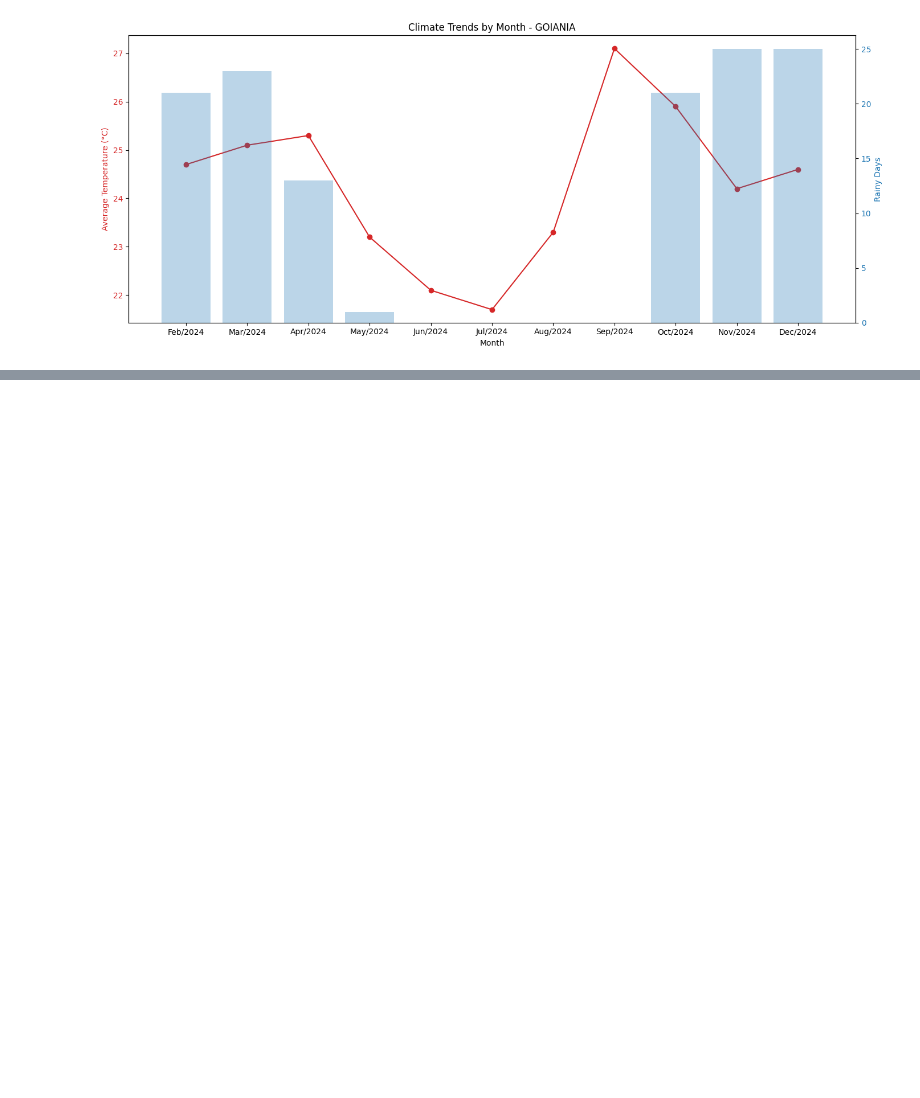
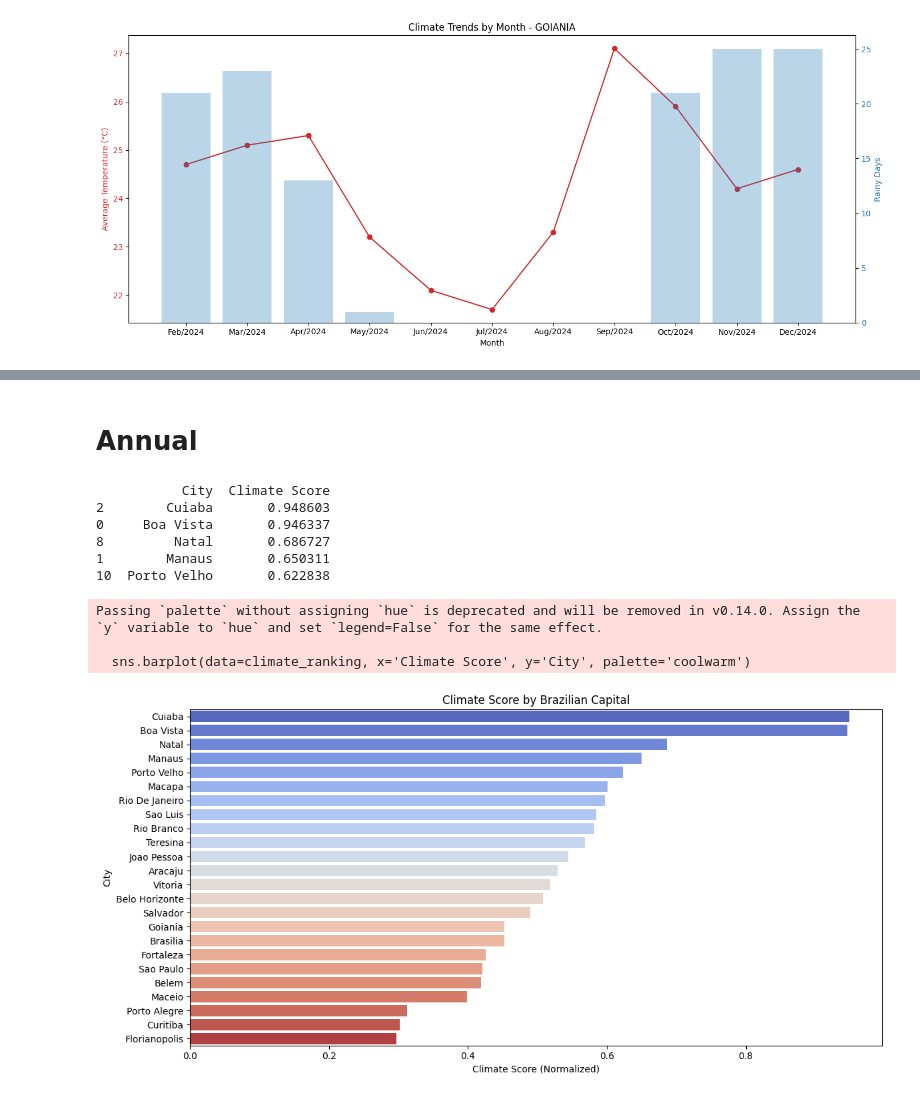
Before and after one commit to Samuelsnv2/Data-Science-Studies, a Jupyter notebook: Best_Cities_Remote_Work_Brazil/notebook/climate_analysis.ipynb, the cells around one changed output, grey strips where cells are left out. Saved outputs shown, nothing was run; the diff lists cells and outputs as text; code cells hidden in the pictures; blank space fills up the shorter version.

Commit message:
ips analysis and climate analysis

```diff
--- a/Best_Cities_Remote_Work_Brazil/notebook/climate_analysis.ipynb
+++ b/Best_Cities_Remote_Work_Brazil/notebook/climate_analysis.ipynb
@@ -72,0 +74,48 @@ create_graphs(file_path)
+# %% [markdown]
+# Annual
+# %%
+import pandas as pd
+from sklearn.preprocessing import MinMaxScaler
+import matplotlib.pyplot as plt
+import seaborn as sns
+
+# Load climate data
+climate_data = pd.read_csv("C:/Users/samue/OneDrive/Documents/Data-Science-Studies/Best_Cities_Remote_Work_Brazil/data/climate_summary.csv")
+
+# Rename columns for consistency
+climate_data.columns = ['City', 'AvgPrecipitationDays', 'AvgAnnualTemp']
+
+# Normalize the data
+scaler = MinMaxScaler()
+climate_df = climate_data.copy()
+climate_df['NormPrecip'] = climate_data['AvgPrecipitationDays'].max() - climate_data['AvgPrecipitationDays']  # invert
+climate_df['NormTemp'] = climate_data['AvgAnnualTemp']  # optional to invert if needed
+
+climate_df[['NormPrecip', 'NormTemp']] = scaler.fit_transform(climate_df[['NormPrecip', 'NormTemp']])
+climate_df['Climate Score'] = climate_df[['NormPrecip', 'NormTemp']].mean(axis=1)
+
+# Sort by score
+climate_ranking = climate_df.sort_values(by='Climate Score', ascending=False)
+
+# Show top 5 cities by climate score
+print(climate_ranking[['City', 'Climate Score']].head())
+# %% [output]
+           City  Climate Score
+2        Cuiaba       0.948603
+0     Boa Vista       0.946337
+8         Natal       0.686727
+1        Manaus       0.650311
+10  Porto Velho       0.622838
+# %%
+plt.figure(figsize=(12,6))
+sns.barplot(data=climate_ranking, x='Climate Score', y='City', palette='coolwarm')
+plt.title('Climate Score by Brazilian Capital')
+plt.xlabel('Climate Score (Normalized)')
+plt.ylabel('City')
+plt.tight_layout()
+plt.show()
+# %% [output]
+Passing `palette` without assigning `hue` is deprecated and will be removed in v0.14.0. Assign the `y` variable to `hue` and set `legend=False` for the same effect.
+
+  sns.barplot(data=climate_ranking, x='Climate Score', y='City', palette='coolwarm')
+[figure, added]
```
Also changed, not shown: parts of 4 cells of this notebook, 5 other files.
